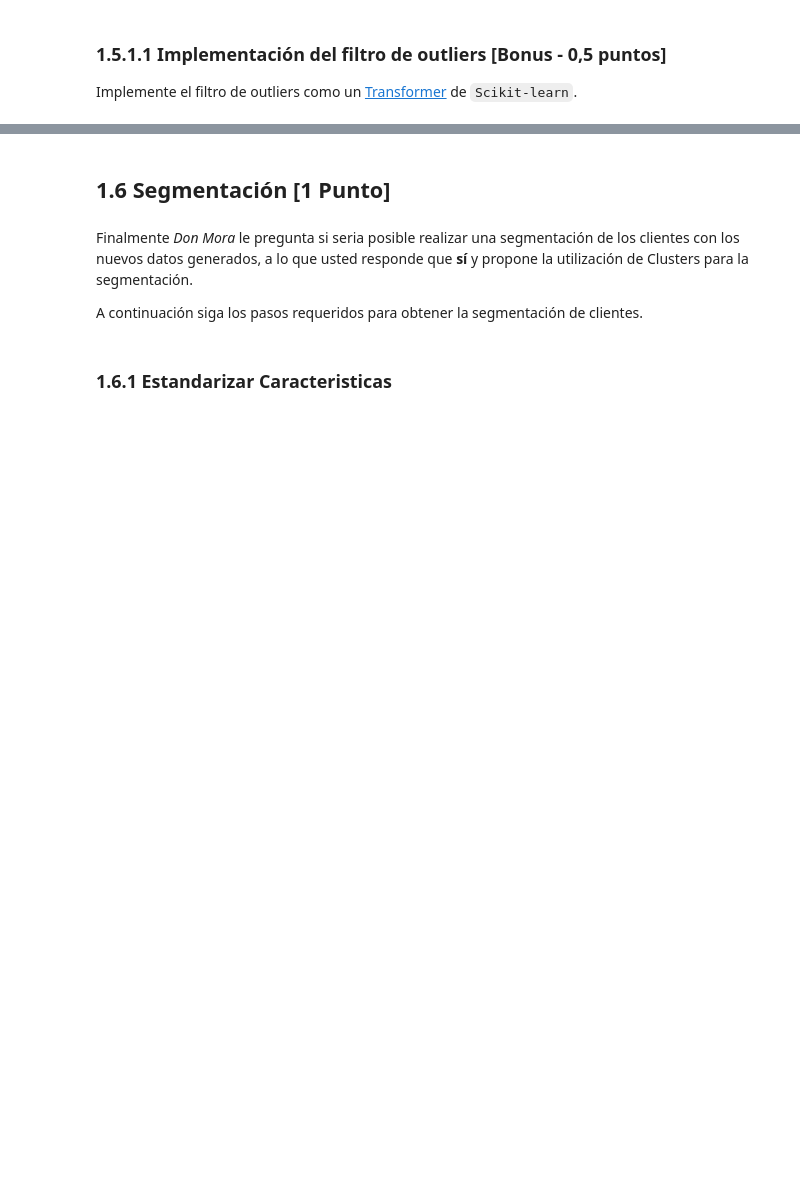
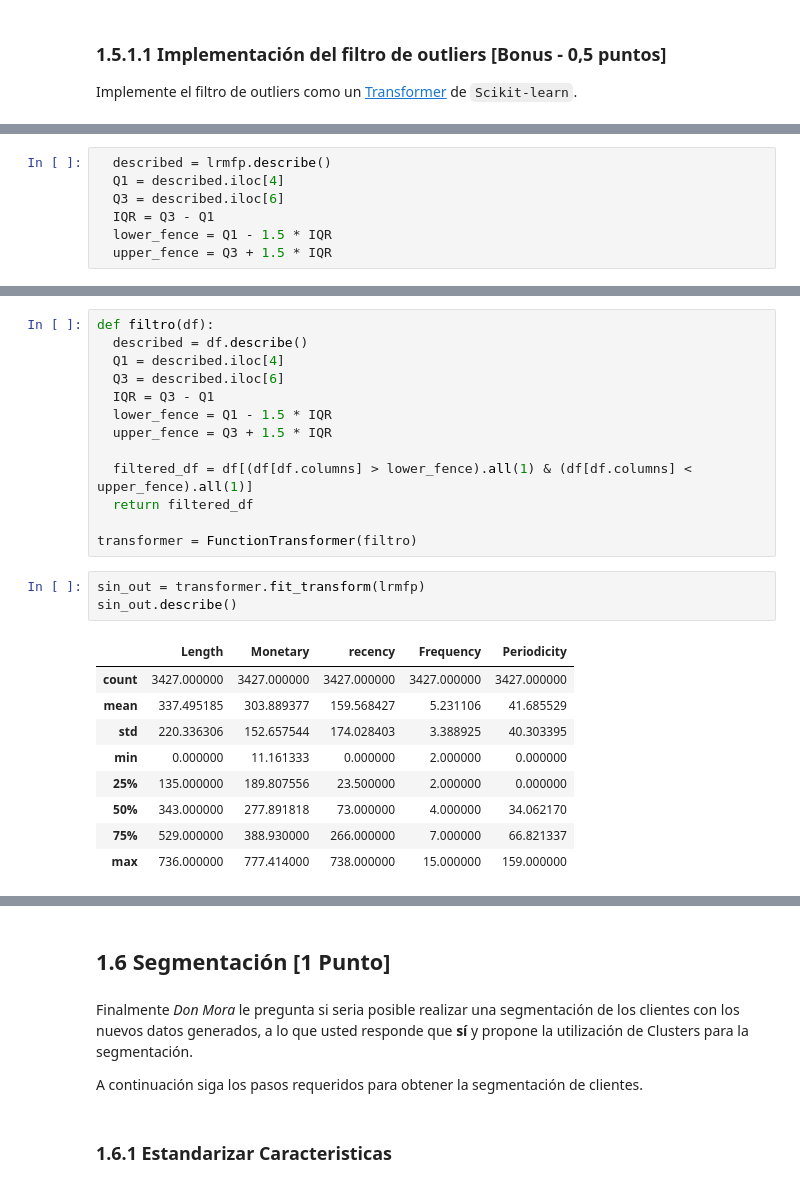
Before and after one commit to mzambrano1/Lab-programacion-cientifica, a Jupyter notebook: Tareas/Tarea 1/Tarea_1.ipynb, the cells around one changed output, grey strips where cells are left out. Saved outputs shown, nothing was run; the diff lists cells and outputs as text; blank space fills up the shorter version.

```diff
--- a/Tareas/Tarea 1/Tarea_1.ipynb
+++ b/Tareas/Tarea 1/Tarea_1.ipynb
@@ -544,0 +583,7 @@ Implemente el filtro de outliers como un [Transformer](https://scikit-learn.org/
+# %%
+  described = lrmfp.describe()
+  Q1 = described.iloc[4]
+  Q3 = described.iloc[6]
+  IQR = Q3 - Q1
+  lower_fence = Q1 - 1.5 * IQR
+  upper_fence = Q3 + 1.5 * IQR
@@ -544,0 +599,26 @@ Implemente el filtro de outliers como un [Transformer](https://scikit-learn.org/
+# %%
+def filtro(df):
+  described = df.describe()
+  Q1 = described.iloc[4]
+  Q3 = described.iloc[6]
+  IQR = Q3 - Q1
+  lower_fence = Q1 - 1.5 * IQR
+  upper_fence = Q3 + 1.5 * IQR
+
+  filtered_df = df[(df[df.columns] > lower_fence).all(1) & (df[df.columns] < upper_fence).all(1)]
+  return filtered_df
+
+transformer = FunctionTransformer(filtro)
+# %%
+sin_out = transformer.fit_transform(lrmfp)
+sin_out.describe()
+# %% [output]
+|  | Length | Monetary | recency | Frequency | Periodicity |
+| count | 3427.000000 | 3427.000000 | 3427.000000 | 3427.000000 | 3427.000000 |
+| mean | 337.495185 | 303.889377 | 159.568427 | 5.231106 | 41.685529 |
+| std | 220.336306 | 152.657544 | 174.028403 | 3.388925 | 40.303395 |
+| min | 0.000000 | 11.161333 | 0.000000 | 2.000000 | 0.000000 |
+| 25% | 135.000000 | 189.807556 | 23.500000 | 2.000000 | 0.000000 |
+| 50% | 343.000000 | 277.891818 | 73.000000 | 4.000000 | 34.062170 |
+| 75% | 529.000000 | 388.930000 | 266.000000 | 7.000000 | 66.821337 |
+| max | 736.000000 | 777.414000 | 738.000000 | 15.000000 | 159.000000 |
```
Also changed, not shown: parts of 34 cells of this notebook.
